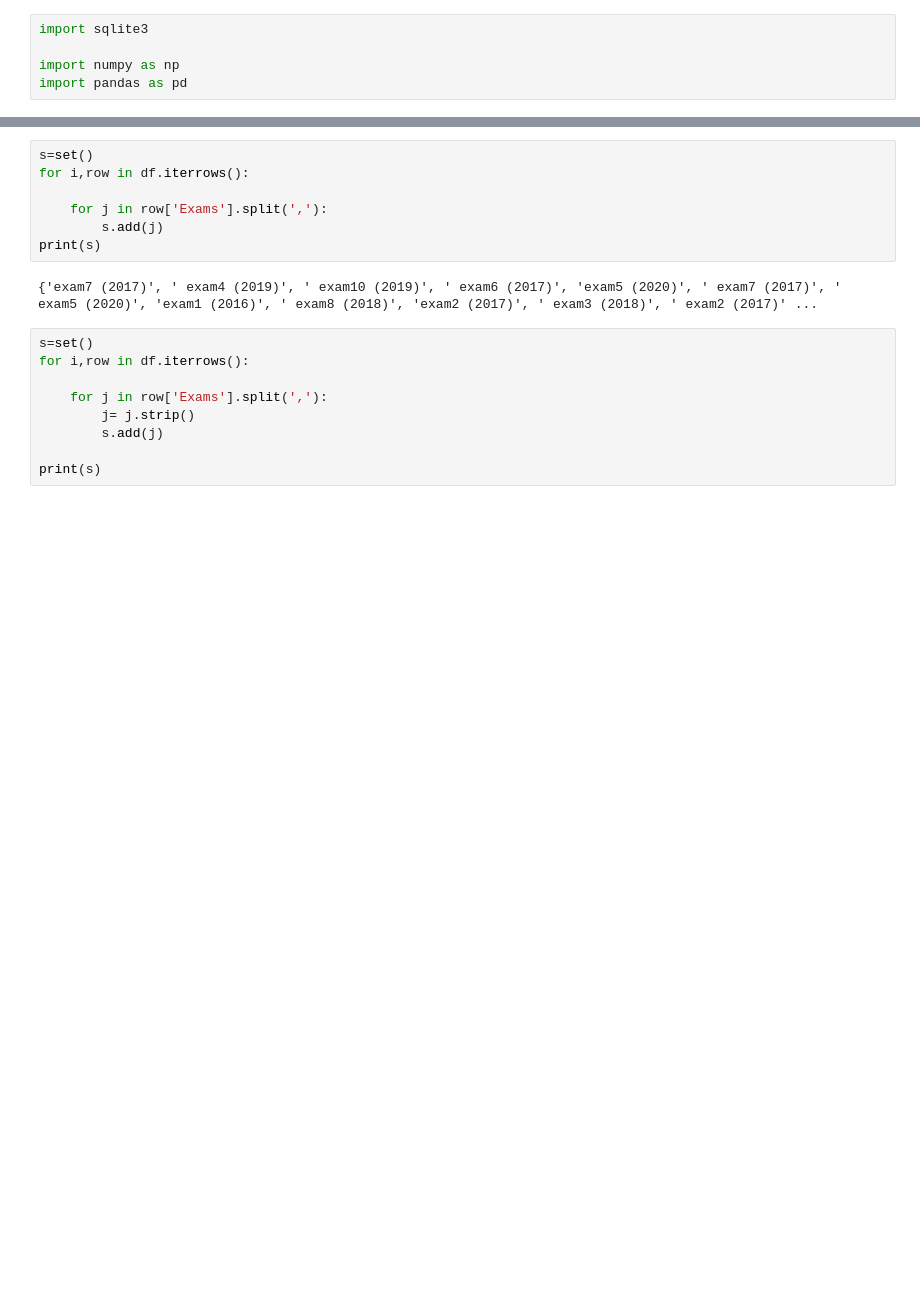
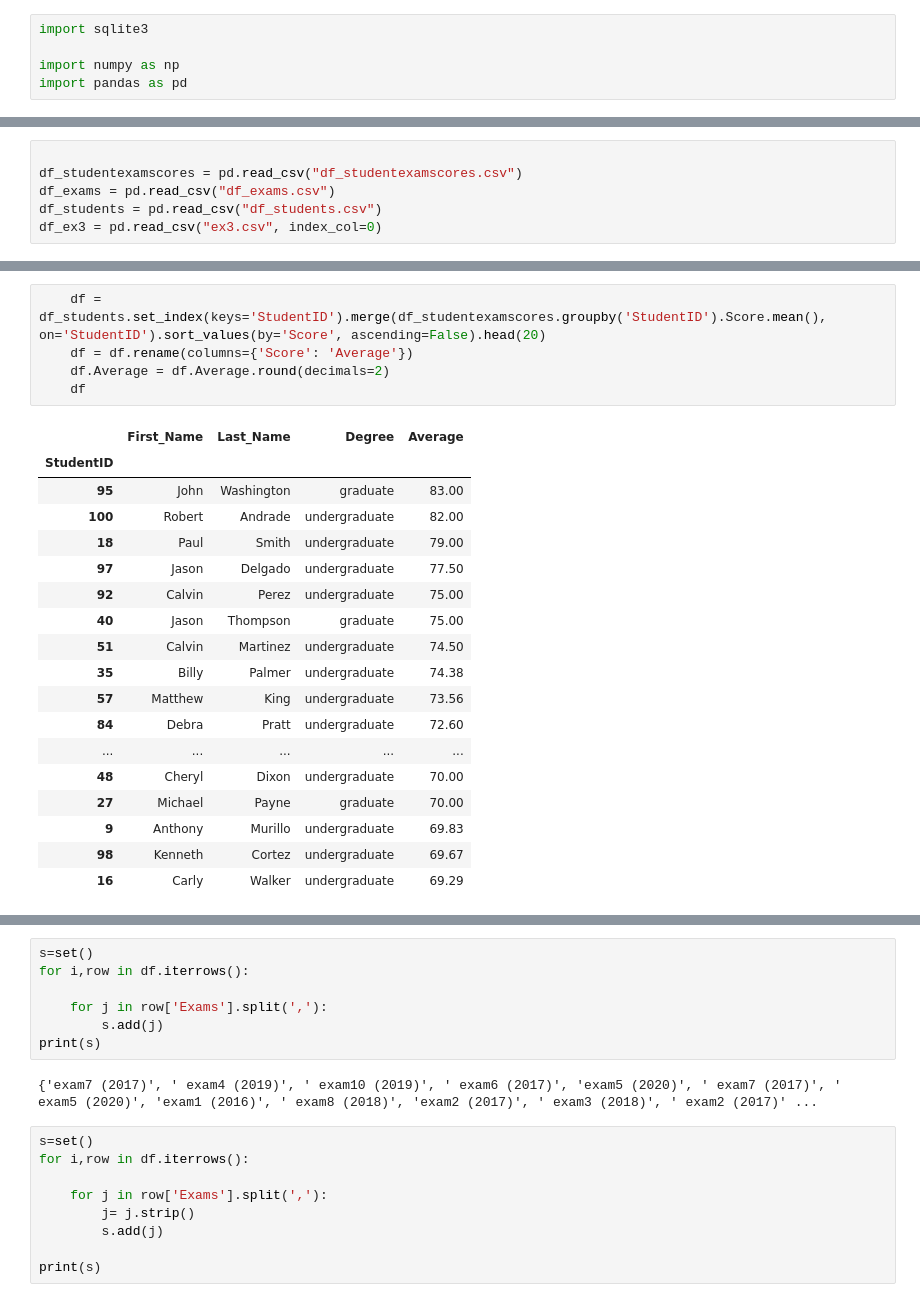
Before and after one commit to prashantkumaromar/Assignmnt6, a Jupyter notebook: Assignment6Practice.ipynb, the cells around one changed output, grey strips where cells are left out. Cells and saved outputs as stored; diff of their text form; blank space fills up the shorter version.

```diff
--- a/Assignment6Practice.ipynb
+++ b/Assignment6Practice.ipynb
@@ -22,0 +84,6 @@ df
+# %%
+
+df_studentexamscores = pd.read_csv("df_studentexamscores.csv")
+df_exams = pd.read_csv("df_exams.csv")
+df_students = pd.read_csv("df_students.csv")
+df_ex3 = pd.read_csv("ex3.csv", index_col=0)
@@ -22,0 +144,24 @@ df
+# %%
+    df = df_students.set_index(keys='StudentID').merge(df_studentexamscores.groupby('StudentID').Score.mean(), on='StudentID').sort_values(by='Score', ascending=False).head(20)
+    df = df.rename(columns={'Score': 'Average'})
+    df.Average = df.Average.round(decimals=2)
+    df
+# %% [output]
+|  | First_Name | Last_Name | Degree | Average |
+| StudentID |  |  |  |  |
+| 95 | John | Washington | graduate | 83.00 |
+| 100 | Robert | Andrade | undergraduate | 82.00 |
+| 18 | Paul | Smith | undergraduate | 79.00 |
+| 97 | Jason | Delgado | undergraduate | 77.50 |
+| 92 | Calvin | Perez | undergraduate | 75.00 |
+| 40 | Jason | Thompson | graduate | 75.00 |
+| 51 | Calvin | Martinez | undergraduate | 74.50 |
+| 35 | Billy | Palmer | undergraduate | 74.38 |
+| 57 | Matthew | King | undergraduate | 73.56 |
+| 84 | Debra | Pratt | undergraduate | 72.60 |
+| ... | ... | ... | ... | ... |
+| 48 | Cheryl | Dixon | undergraduate | 70.00 |
+| 27 | Michael | Payne | graduate | 70.00 |
+| 9 | Anthony | Murillo | undergraduate | 69.83 |
+| 98 | Kenneth | Cortez | undergraduate | 69.67 |
+| 16 | Carly | Walker | undergraduate | 69.29 |
```
Also changed, not shown: parts of 13 cells of this notebook, 27 other files.
